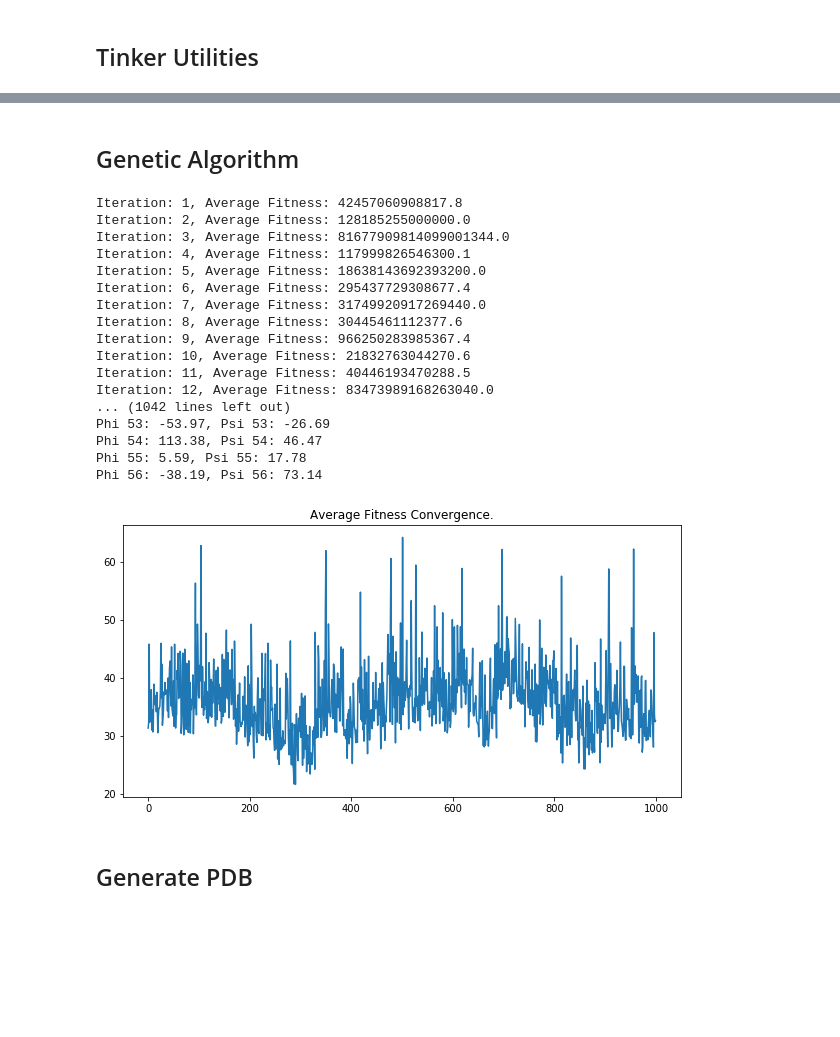
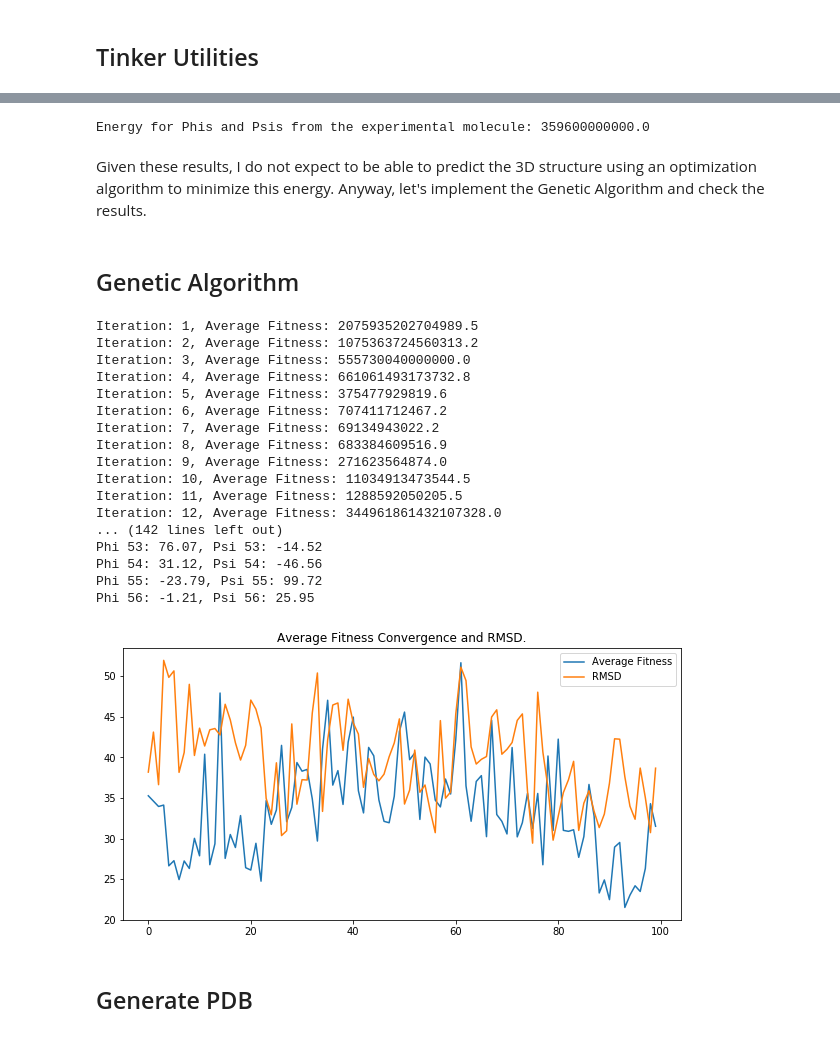
Before and after one commit to cristianl1251/structural-bioinformatics, a Jupyter notebook: assignment_4/Protein Structure Prediction.ipynb, the cells around one changed output, grey strips where cells are left out. Drawn from its saved outputs; the diff is of its cells as text; code cells hidden in the pictures; blank space fills up the shorter version.

```diff
--- a/assignment_4/Protein Structure Prediction.ipynb
+++ b/assignment_4/Protein Structure Prediction.ipynb
@@ -217,3 +269,10 @@ def delete_protein_files(file_name):
+# %%
+phi_psi_to_xyz('experimental', sequence, experimental_phi_psi_list)
+print('Energy for Phis and Psis from the experimental molecule: %.1f' % energy('experimental'))
+# %% [output]
+Energy for Phis and Psis from the experimental molecule: 359600000000.0
+# %% [markdown]
+Given these results, I do not expect to be able to predict the 3D structure using an optimization algorithm to minimize this energy. Anyway, let's implement the Genetic Algorithm and check the results.
 # %% [markdown]
 ## Genetic Algorithm
 # %%
@@ -224,6 +283,7 @@ class GeneticAlgorithm:
         self.sequence = sequence
 
         self.average_fitness = []
+        self.rmsd = []
 
         self.population = self.initialize_population()
         self.fitness = self.compute_population_fitness()
@@ -307,10 +367,12 @@ class GeneticAlgorithm:
 
         plt.figure(figsize=(10, 5))
         plt.plot(np.log(self.average_fitness))
-        plt.title('Average Fitness Convergence.')
+        plt.plot(self.rmsd)
+        plt.title('Average Fitness Convergence and RMSD.')
+        plt.legend(['Average Fitness', 'RMSD'])
         plt.show()
 
-    def optimize(self, max_iteration=500):
+    def optimize(self, max_iteration=500, compute_rmsd=False):
         iteration = 0
 
         while not self.done(epsilon=1e-1, iteration=iteration, max_iteration=max_iteration):
@@ -322,6 +384,11 @@ class GeneticAlgorithm:
             self.fitness = self.compute_population_fitness()
 
             self.average_fitness.append(np.mean(self.fitness))
+            if compute_rmsd == True:
+                partial_molecule = phi_psi_to_pdb('partial_molecule', self.sequence, self.population[np.argmin(self.fitness)])
+                molecule_ca_matrix = molecule[molecule.atom_name.isin(['CA'])][['x', 'y', 'z']].values
+                partial_molecule_ca_matrix = partial_molecule[partial_molecule.atom_name.isin(['CA'])][['x', 'y', 'z']].values
+                self.rmsd.append(rmsd.kabsch_rmsd(molecule_ca_matrix, partial_molecule_ca_matrix))
             print('Iteration: %d, Average Fitness: %.1f' % (self.absolute_iteration, np.mean(self.fitness)))
 
         self.show_results()
@@ -330,26 +397,26 @@ class GeneticAlgorithm:
 # %%
 ga = GeneticAlgorithm(sequence, 10)
 # %%
-phis_psis = ga.optimize(1000)
+phis_psis = ga.optimize(max_iteration=100, compute_rmsd=True)
 # %% [output]
-Iteration: 1, Average Fitness: 42457060908817.8
-Iteration: 2, Average Fitness: 128185255000000.0
-Iteration: 3, Average Fitness: 81677909814099001344.0
-Iteration: 4, Average Fitness: 117999826546300.1
-Iteration: 5, Average Fitness: 18638143692393200.0
-Iteration: 6, Average Fitness: 295437729308677.4
-Iteration: 7, Average Fitness: 31749920917269440.0
-Iteration: 8, Average Fitness: 30445461112377.6
-Iteration: 9, Average Fitness: 966250283985367.4
-Iteration: 10, Average Fitness: 21832763044270.6
-Iteration: 11, Average Fitness: 40446193470288.5
-Iteration: 12, Average Fitness: 83473989168263040.0
-... (1042 lines left out)
-Phi 53: -53.97, Psi 53: -26.69
-Phi 54: 113.38, Psi 54: 46.47
-Phi 55: 5.59, Psi 55: 17.78
-Phi 56: -38.19, Psi 56: 73.14
+Iteration: 1, Average Fitness: 2075935202704989.5
+Iteration: 2, Average Fitness: 1075363724560313.2
+Iteration: 3, Average Fitness: 555730040000000.0
+Iteration: 4, Average Fitness: 661061493173732.8
+Iteration: 5, Average Fitness: 375477929819.6
+Iteration: 6, Average Fitness: 707411712467.2
+Iteration: 7, Average Fitness: 69134943022.2
+Iteration: 8, Average Fitness: 683384609516.9
+Iteration: 9, Average Fitness: 271623564874.0
+Iteration: 10, Average Fitness: 11034913473544.5
+Iteration: 11, Average Fitness: 1288592050205.5
+Iteration: 12, Average Fitness: 344961861432107328.0
+... (142 lines left out)
+Phi 53: 76.07, Psi 53: -14.52
+Phi 54: 31.12, Psi 54: -46.56
+Phi 55: -23.79, Psi 55: 99.72
+Phi 56: -1.21, Psi 56: 25.95
-[figure, old version]
+[figure, new version]
 # %% [markdown]
 ## Generate PDB
 # %%
```
Also changed, not shown: parts of 34 cells of this notebook.
